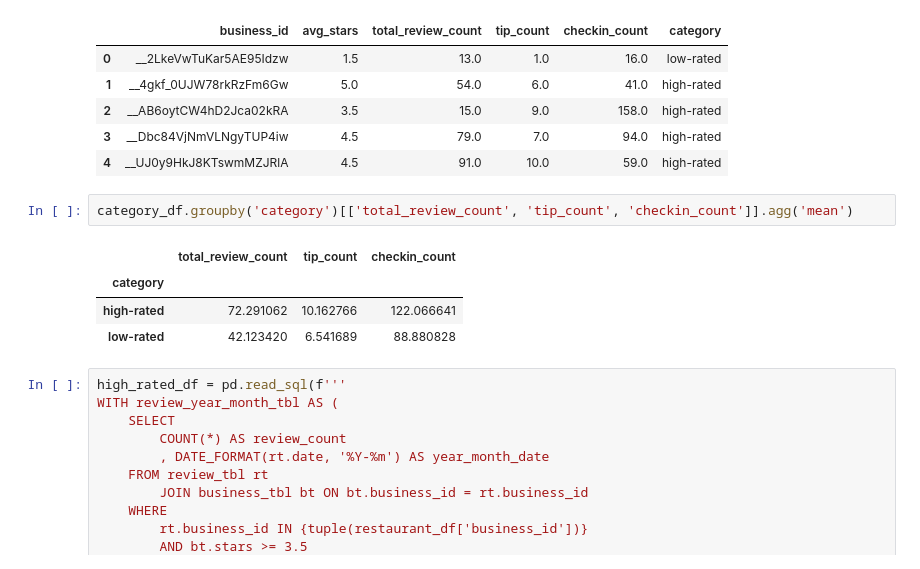
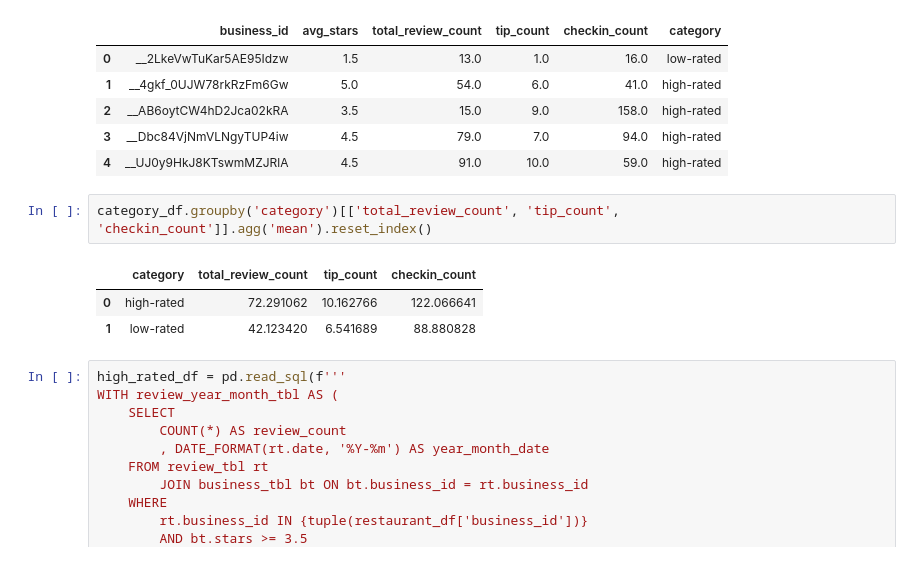
Before and after one commit to SartazAnsari/yelp-data-analysis, a Jupyter notebook: YelpDataAnalysis.ipynb, the cells around one changed output. Saved outputs shown, nothing was run; the diff lists cells and outputs as text.

```diff
--- a/YelpDataAnalysis.ipynb
+++ b/YelpDataAnalysis.ipynb
@@ -610,12 +622,11 @@ display_dataframe(category_df.head())
 | 3 | __Dbc84VjNmVLNgyTUP4iw | 4.5 | 79.0 | 7.0 | 94.0 | high-rated |
 | 4 | __UJ0y9HkJ8KTswmMZJRlA | 4.5 | 91.0 | 10.0 | 59.0 | high-rated |
 # %%
-category_df.groupby('category')[['total_review_count', 'tip_count', 'checkin_count']].agg('mean')
+category_df.groupby('category')[['total_review_count', 'tip_count', 'checkin_count']].agg('mean').reset_index()
 # %% [output]
-|  | total_review_count | tip_count | checkin_count |
-| category |  |  |  |
-| high-rated | 72.291062 | 10.162766 | 122.066641 |
-| low-rated | 42.123420 | 6.541689 | 88.880828 |
+|  | category | total_review_count | tip_count | checkin_count |
+| 0 | high-rated | 72.291062 | 10.162766 | 122.066641 |
+| 1 | low-rated | 42.123420 | 6.541689 | 88.880828 |
 # %%
 high_rated_df = pd.read_sql(f'''
 WITH review_year_month_tbl AS (
```
Also changed, not shown: parts of 24 cells of this notebook, 1 other file.
